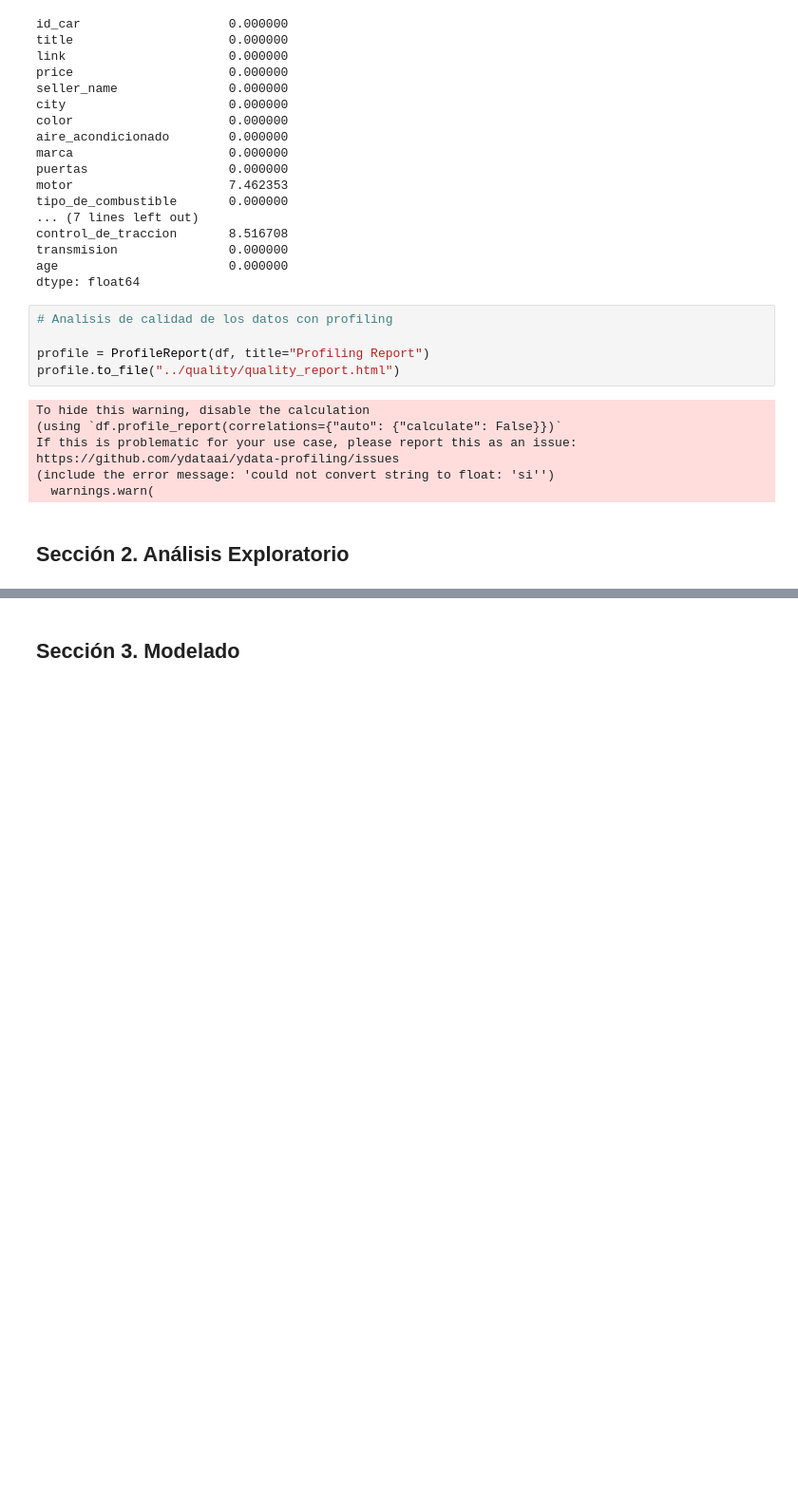
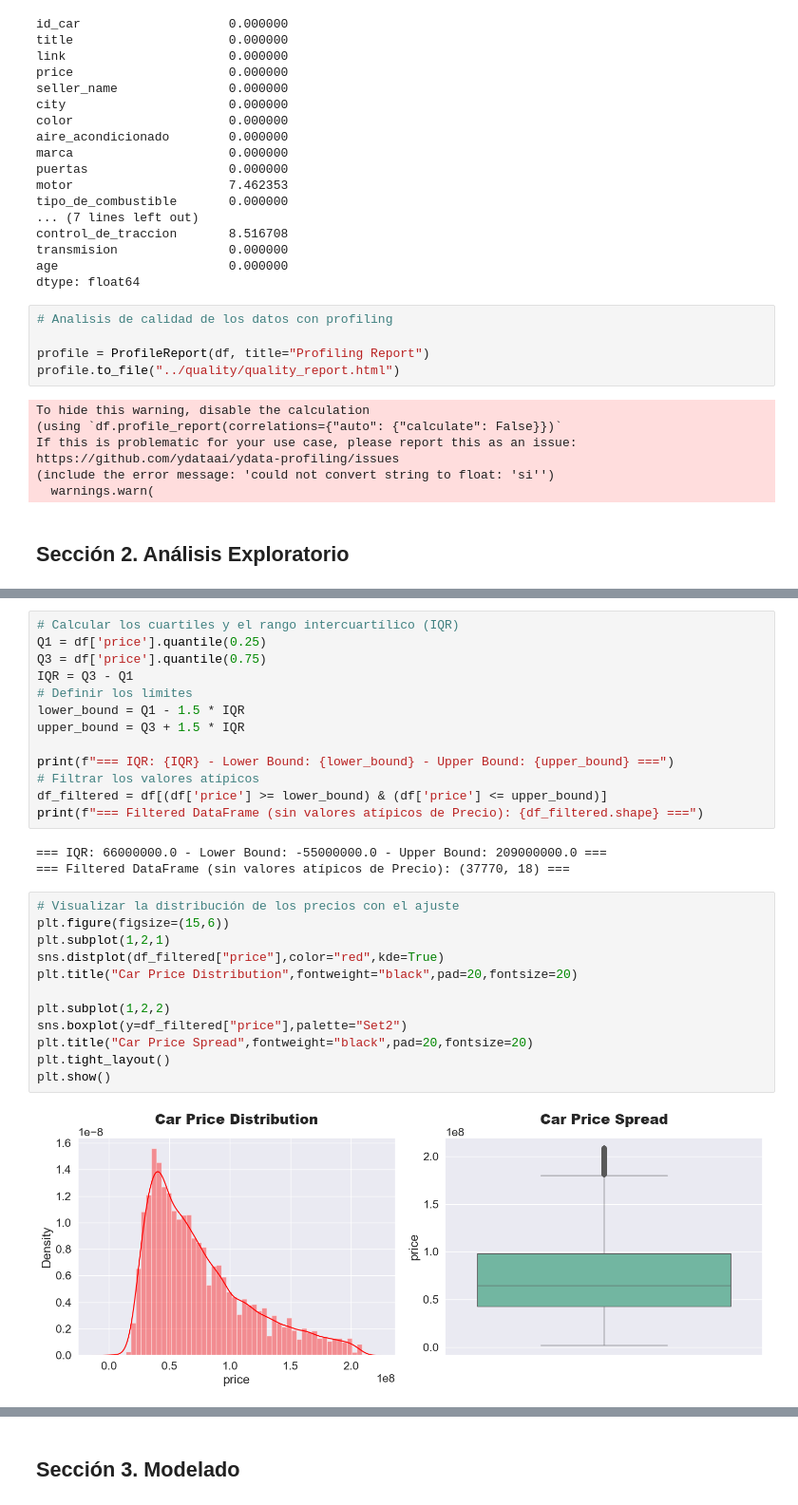
Before and after one commit to masastoquec/WebScraping_CarroYa, a Jupyter notebook: src/EDA.ipynb, the cells around one changed output, grey strips where cells are left out. Shown at 95% size. Saved outputs shown, nothing was run; the diff lists cells and outputs as text; blank space fills up the shorter version.

```diff
--- a/src/EDA.ipynb
+++ b/src/EDA.ipynb
@@ -316,0 +456,30 @@ memory usage: 6.4+ MB
+# %%
+# Calcular los cuartiles y el rango intercuartílico (IQR)
+Q1 = df['price'].quantile(0.25)
+Q3 = df['price'].quantile(0.75)
+IQR = Q3 - Q1
+# Definir los límites
+lower_bound = Q1 - 1.5 * IQR
+upper_bound = Q3 + 1.5 * IQR
+
+print(f"=== IQR: {IQR} - Lower Bound: {lower_bound} - Upper Bound: {upper_bound} ===")
+# Filtrar los valores atípicos
+df_filtered = df[(df['price'] >= lower_bound) & (df['price'] <= upper_bound)]
+print(f"=== Filtered DataFrame (sin valores atípicos de Precio): {df_filtered.shape} ===")
+# %% [output]
+=== IQR: 66000000.0 - Lower Bound: -55000000.0 - Upper Bound: 209000000.0 ===
+=== Filtered DataFrame (sin valores atípicos de Precio): (37770, 18) ===
+# %%
+# Visualizar la distribución de los precios con el ajuste
+plt.figure(figsize=(15,6))
+plt.subplot(1,2,1)
+sns.distplot(df_filtered["price"],color="red",kde=True)
+plt.title("Car Price Distribution",fontweight="black",pad=20,fontsize=20)
+
+plt.subplot(1,2,2)
+sns.boxplot(y=df_filtered["price"],palette="Set2")
+plt.title("Car Price Spread",fontweight="black",pad=20,fontsize=20)
+plt.tight_layout()
+plt.show()
+# %% [output]
+[figure, added]
```
Also changed, not shown: parts of 50 cells of this notebook, 4 other files.
